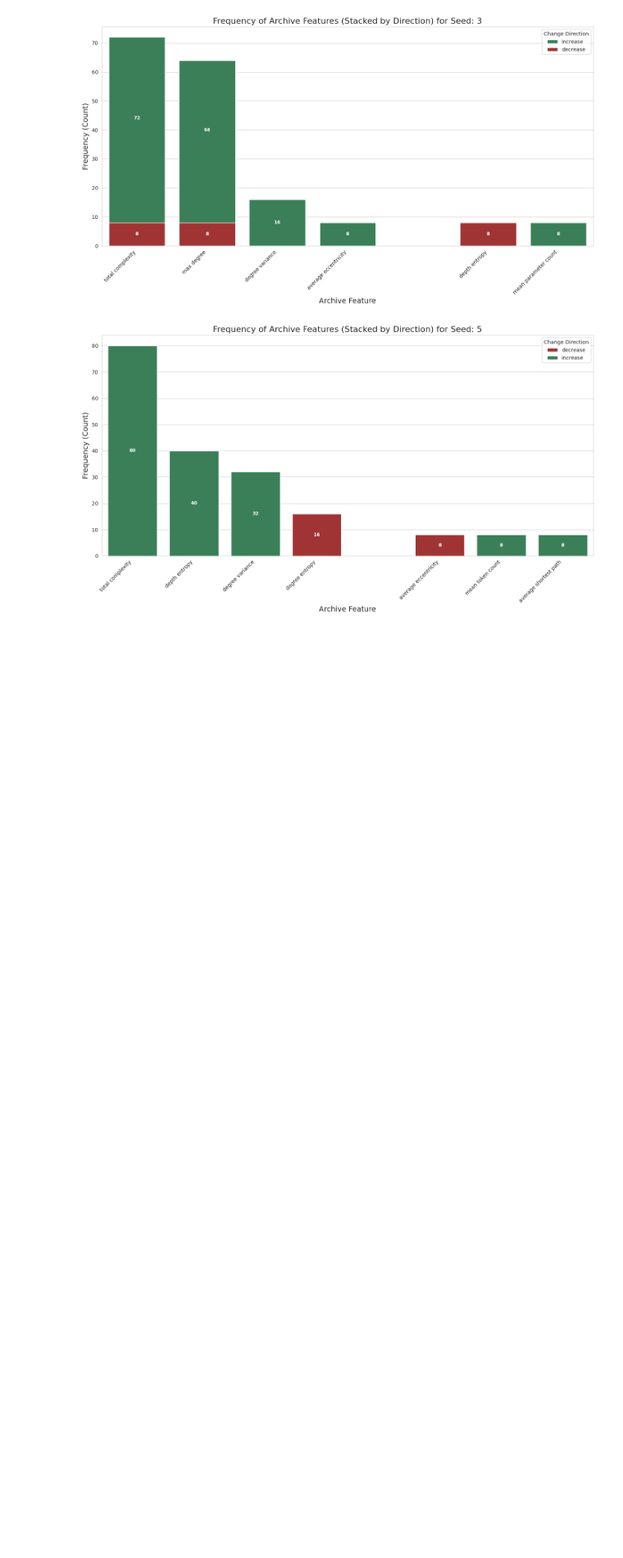
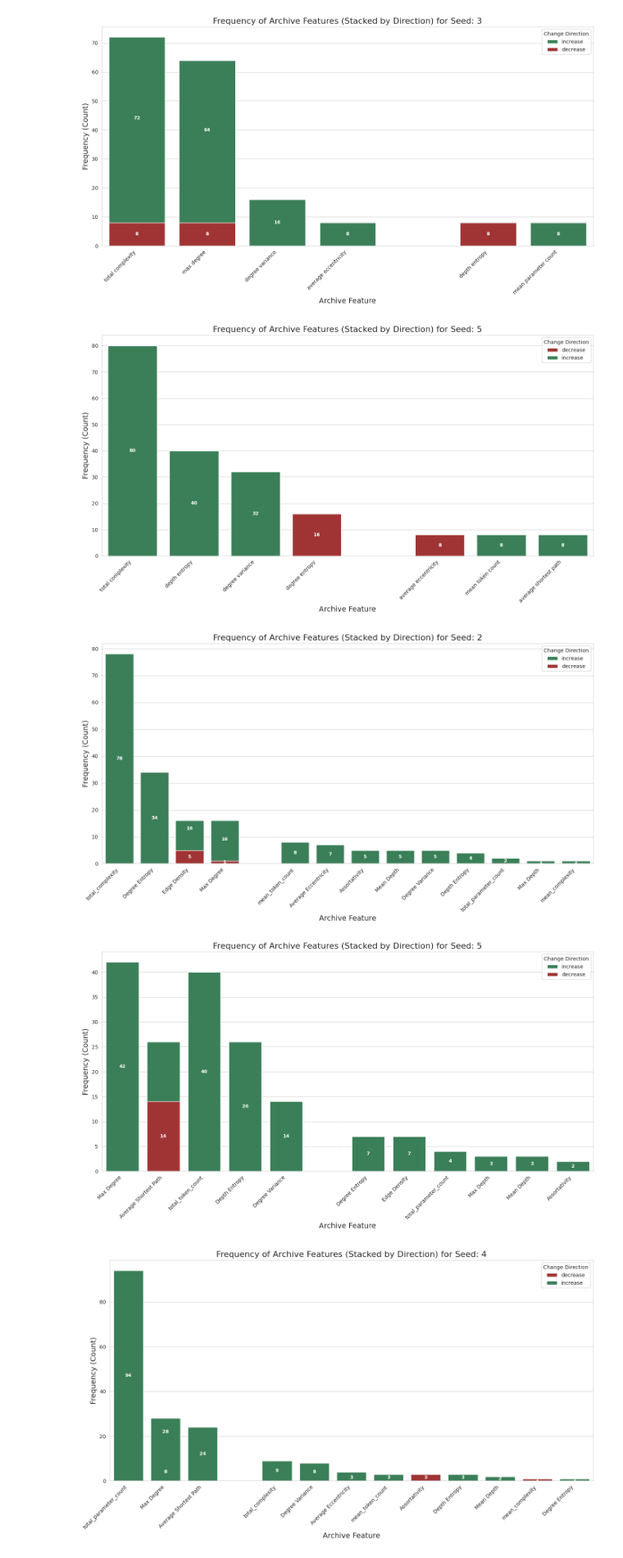
Before and after one commit to XAI-liacs/BLADE, a Jupyter notebook: examples/visualize_sbox_xai.ipynb, the cells around one changed output. Shown at 82% size. Saved outputs shown, nothing was run; the diff lists cells and outputs as text; code cells hidden in the pictures; blank space fills up the shorter version.

```diff
--- a/examples/visualize_sbox_xai.ipynb
+++ b/examples/visualize_sbox_xai.ipynb
@@ -115,7 +108,7 @@ def plot_archive_feature_histograms(df):
         plt.show()
         plt.close() # Close the plot to free memory
 
-def plot_archive_feature_stacked_histograms(df):
+def plot_archive_feature_stacked_histograms(df, name="guided"):
     """
     Generates and saves a stacked bar chart of 'archive_feature' counts for each unique 'seed',
     where the bars are segmented by 'archive_direction'.
@@ -214,16 +207,22 @@ def plot_archive_feature_stacked_histograms(df):
         plt.tight_layout()
 
         # Save the figure
-        file_name = f'archive_feature_stacked_histogram_seed_{seed}.png'
+        file_name = f'archive_feature_stacked_histogram_{name}_{seed}.png'
         plt.savefig(file_name)
         plt.show()
         plt.close() # Close the plot to free memory
 
         #print(f"Generated plot: {file_name}")
-plot_archive_feature_stacked_histograms(data[data['method_name'] == "ES-guided"])
+plot_archive_feature_stacked_histograms(data[data['method_name'] == "ES-guided"], "ES-guided-global")
 # %% [output]
 [figure]
 [figure]
 [figure]
 [figure]
 [figure]
+# %%
+plot_archive_feature_stacked_histograms(data[data['method_name'] == "ES-guided-new"], "ES-guided-local")
+# %% [output]
+[figure, added]
+[figure, added]
+[figure, added]
```
Also changed, not shown: parts of 10 cells of this notebook, 11 other files.
